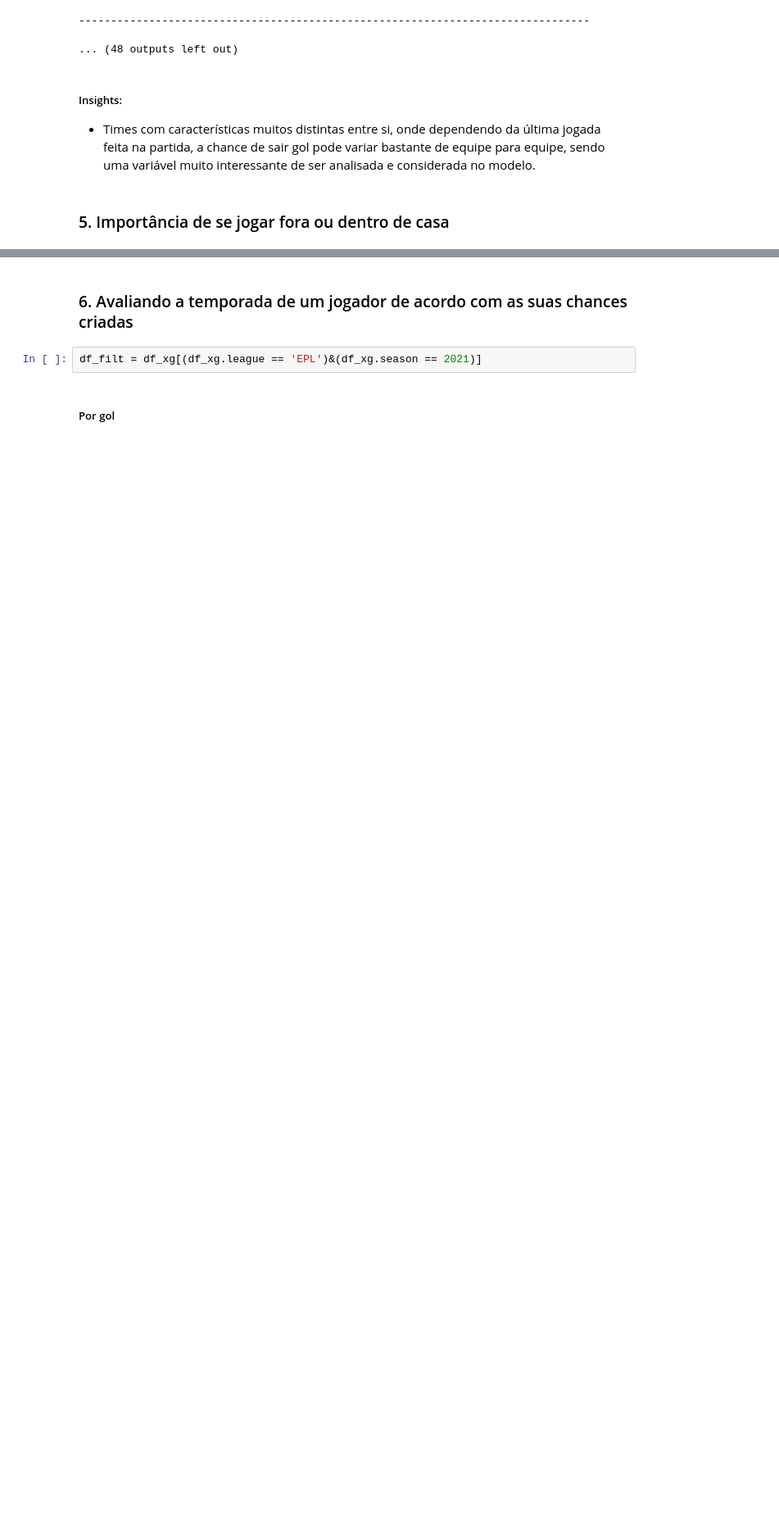
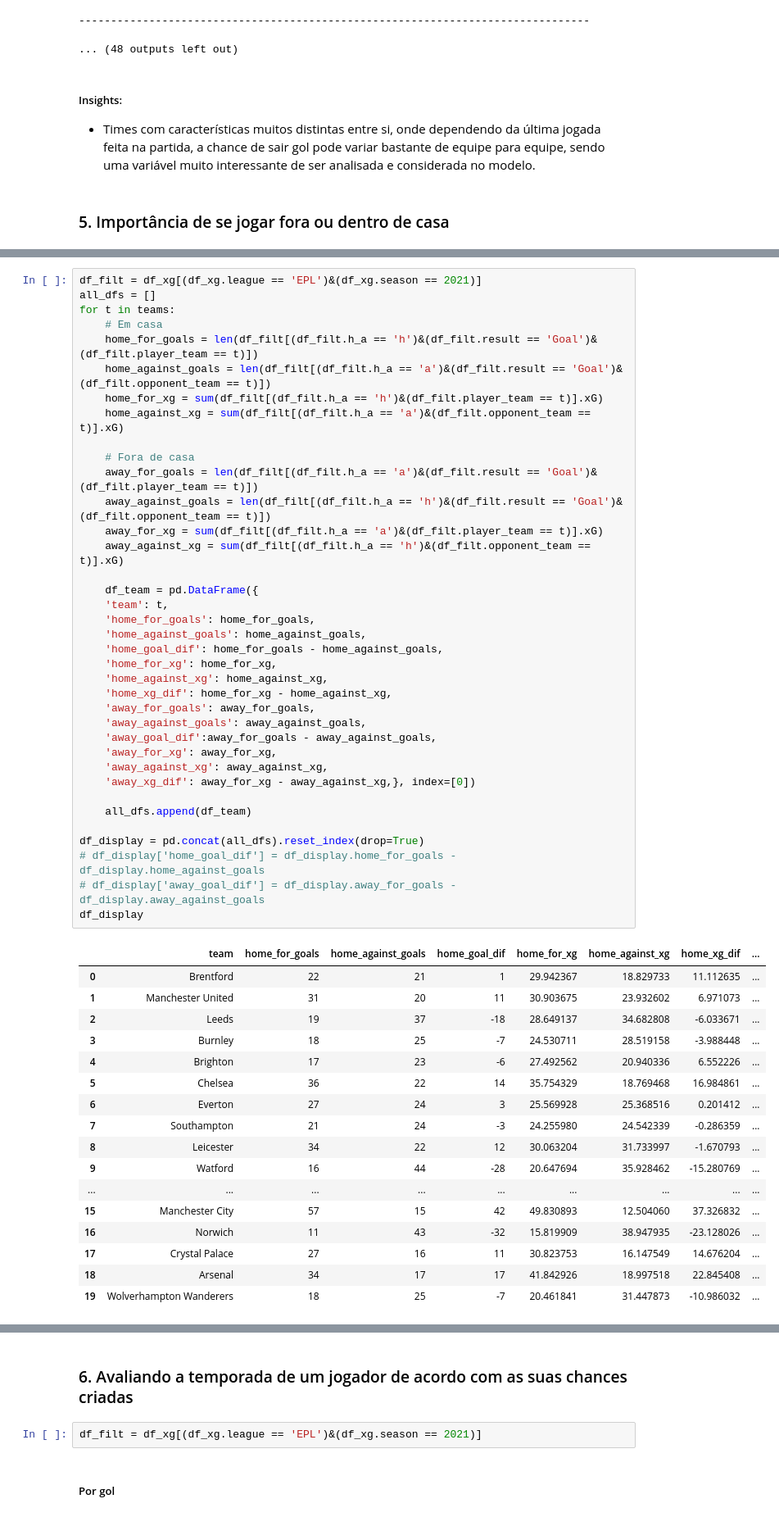
Before and after one commit to GabrielArai/TCC, a Jupyter notebook: notebooks/2-aed.ipynb, the cells around one changed output, grey strips where cells are left out. Shown at 82% size. Saved outputs shown, nothing was run; the diff lists cells and outputs as text; blank space fills up the shorter version.

```diff
--- a/notebooks/2-aed.ipynb
+++ b/notebooks/2-aed.ipynb
@@ -371,0 +362,55 @@ print(df_filt_away.shape)
+# %%
+df_filt = df_xg[(df_xg.league == 'EPL')&(df_xg.season == 2021)]
+all_dfs = []
+for t in teams:
+    # Em casa
+    home_for_goals = len(df_filt[(df_filt.h_a == 'h')&(df_filt.result == 'Goal')&(df_filt.player_team == t)])
+    home_against_goals = len(df_filt[(df_filt.h_a == 'a')&(df_filt.result == 'Goal')&(df_filt.opponent_team == t)])
+    home_for_xg = sum(df_filt[(df_filt.h_a == 'h')&(df_filt.player_team == t)].xG)
+    home_against_xg = sum(df_filt[(df_filt.h_a == 'a')&(df_filt.opponent_team == t)].xG)
+
+    # Fora de casa
+    away_for_goals = len(df_filt[(df_filt.h_a == 'a')&(df_filt.result == 'Goal')&(df_filt.player_team == t)])
+    away_against_goals = len(df_filt[(df_filt.h_a == 'h')&(df_filt.result == 'Goal')&(df_filt.opponent_team == t)])
+    away_for_xg = sum(df_filt[(df_filt.h_a == 'a')&(df_filt.player_team == t)].xG)
+    away_against_xg = sum(df_filt[(df_filt.h_a == 'h')&(df_filt.opponent_team == t)].xG)
+
+    df_team = pd.DataFrame({
+    'team': t,
+    'home_for_goals': home_for_goals,
+    'home_against_goals': home_against_goals,
+    'home_goal_dif': home_for_goals - home_against_goals,
+    'home_for_xg': home_for_xg,
+    'home_against_xg': home_against_xg,
+    'home_xg_dif': home_for_xg - home_against_xg,
+    'away_for_goals': away_for_goals,
+    'away_against_goals': away_against_goals,
+    'away_goal_dif':away_for_goals - away_against_goals,
+    'away_for_xg': away_for_xg,
+    'away_against_xg': away_against_xg,
+    'away_xg_dif': away_for_xg - away_against_xg,}, index=[0])
+
+    all_dfs.append(df_team)
+
+df_display = pd.concat(all_dfs).reset_index(drop=True)
+# df_display['home_goal_dif'] = df_display.home_for_goals - df_display.home_against_goals
+# df_display['away_goal_dif'] = df_display.away_for_goals - df_display.away_against_goals
+df_display
+# %% [output]
+|  | team | home_for_goals | home_against_goals | home_goal_dif | home_for_xg | home_against_xg | home_xg_dif | ... |
+| 0 | Brentford | 22 | 21 | 1 | 29.942367 | 18.829733 | 11.112635 | ... |
+| 1 | Manchester United | 31 | 20 | 11 | 30.903675 | 23.932602 | 6.971073 | ... |
+| 2 | Leeds | 19 | 37 | -18 | 28.649137 | 34.682808 | -6.033671 | ... |
+| 3 | Burnley | 18 | 25 | -7 | 24.530711 | 28.519158 | -3.988448 | ... |
+| 4 | Brighton | 17 | 23 | -6 | 27.492562 | 20.940336 | 6.552226 | ... |
+| 5 | Chelsea | 36 | 22 | 14 | 35.754329 | 18.769468 | 16.984861 | ... |
+| 6 | Everton | 27 | 24 | 3 | 25.569928 | 25.368516 | 0.201412 | ... |
+| 7 | Southampton | 21 | 24 | -3 | 24.255980 | 24.542339 | -0.286359 | ... |
+| 8 | Leicester | 34 | 22 | 12 | 30.063204 | 31.733997 | -1.670793 | ... |
+| 9 | Watford | 16 | 44 | -28 | 20.647694 | 35.928462 | -15.280769 | ... |
+| ... | ... | ... | ... | ... | ... | ... | ... | ... |
+| 15 | Manchester City | 57 | 15 | 42 | 49.830893 | 12.504060 | 37.326832 | ... |
+| 16 | Norwich | 11 | 43 | -32 | 15.819909 | 38.947935 | -23.128026 | ... |
+| 17 | Crystal Palace | 27 | 16 | 11 | 30.823753 | 16.147549 | 14.676204 | ... |
+| 18 | Arsenal | 34 | 17 | 17 | 41.842926 | 18.997518 | 22.845408 | ... |
+| 19 | Wolverhampton Wanderers | 18 | 25 | -7 | 20.461841 | 31.447873 | -10.986032 | ... |
```
Also changed, not shown: parts of 6 cells of this notebook.
